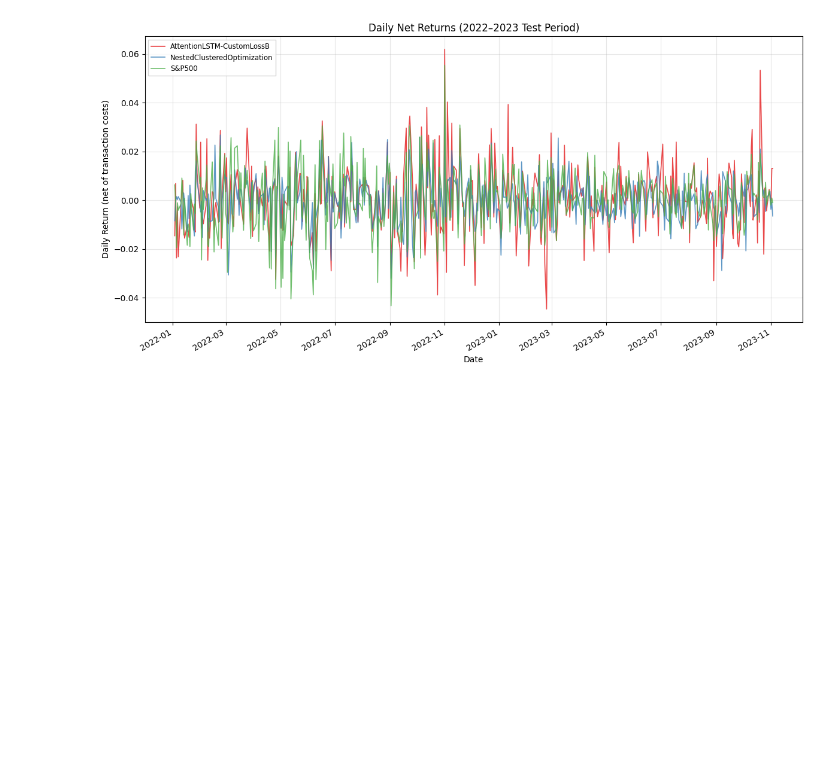
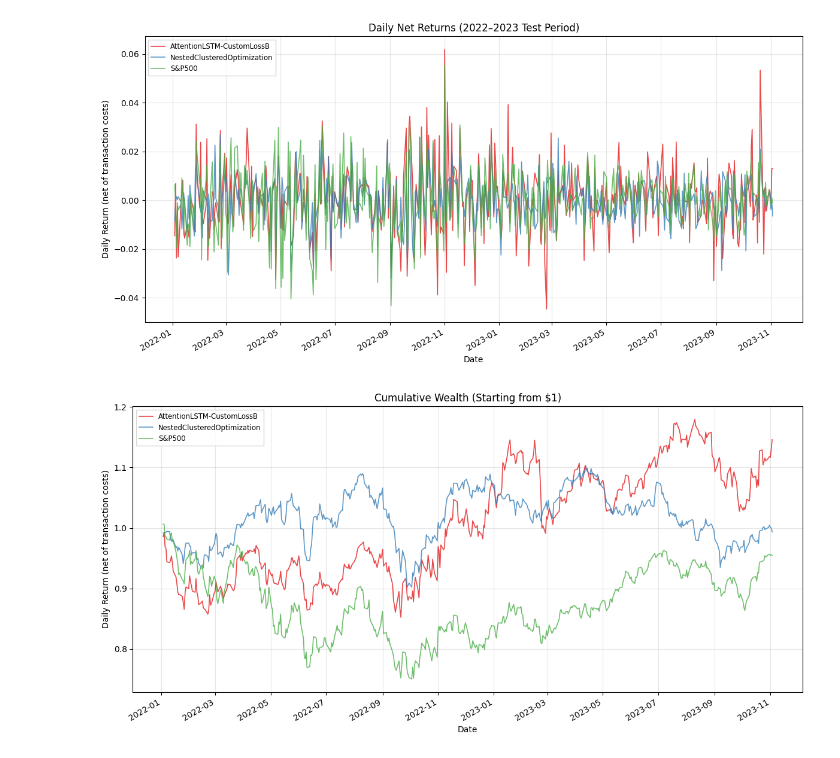
Before and after one commit to travisdesell/exact, a Jupyter notebook: financial_loss_functions/exploration/test_analysis.ipynb, the cells around one changed output. Saved outputs shown, nothing was run; the diff lists cells and outputs as text; code cells hidden in the pictures; blank space fills up the shorter version.

Commit message:
Viz: plots cumulative returns

```diff
--- a/financial_loss_functions/exploration/test_analysis.ipynb
+++ b/financial_loss_functions/exploration/test_analysis.ipynb
@@ -673,3 +671,18 @@ plot_concatenated_returns(
 )
 # %% [output]
 [figure]
+# %%
+def cumulative_returns(daily_returns: np.ndarray):
+    """Convert daily returns to cumulative wealth (starting at 1)."""
+    return (1 + daily_returns).cumprod()
+# %%
+# Assuming all_daily_returns is your dict of arrays (length ~480)
+all_cum_returns = {model: cumulative_returns(arr) for model, arr in combined_returns.items()}
+
+plot_concatenated_returns(
+    all_cum_returns, dates_list,
+    plot=True,
+    title="Cumulative Wealth (Starting from $1)"
+)
+# %% [output]
+[figure, added]
```
Also changed, not shown: parts of 7 cells of this notebook.
